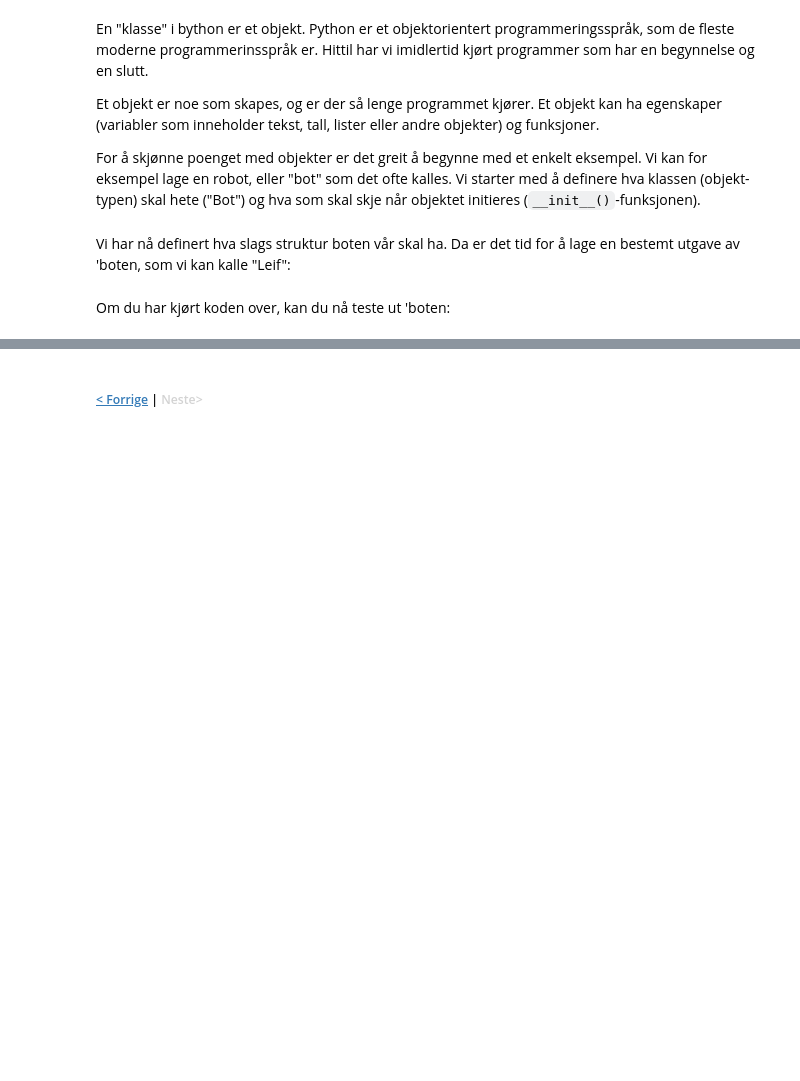
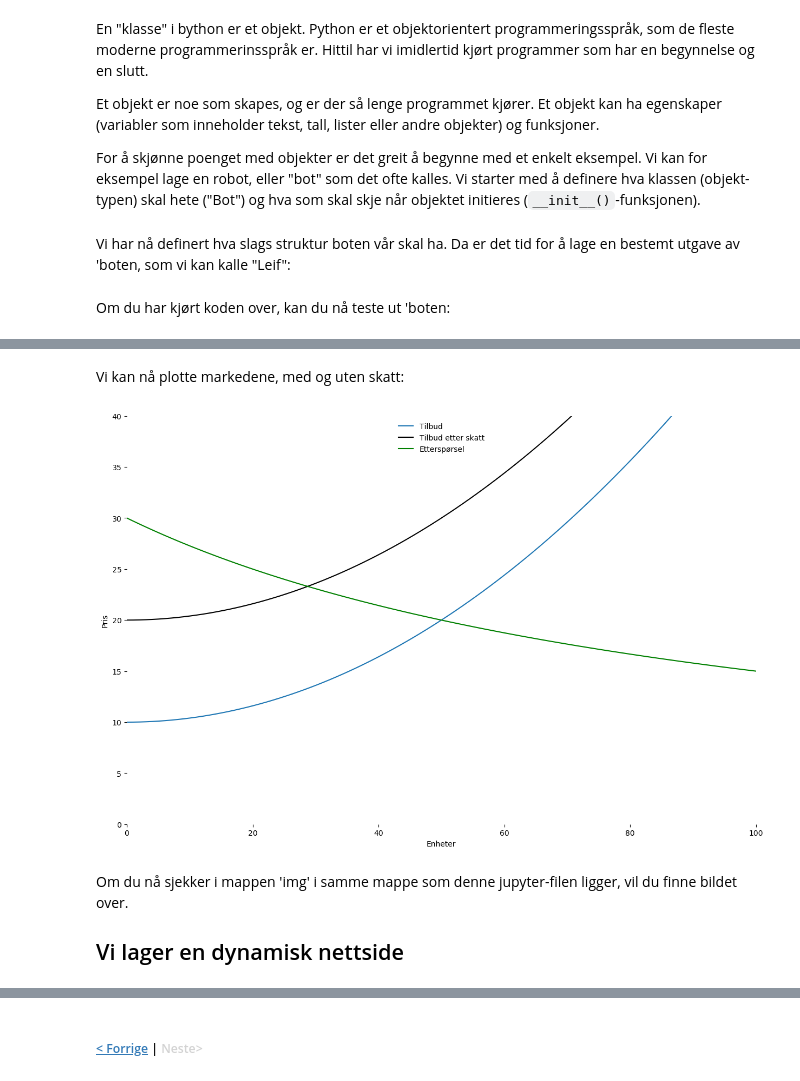
Before and after one commit to harsutvi/notebooks, a Jupyter notebook: 12 - animasjon med klasse.ipynb, the cells around one changed output, grey strips where cells are left out. Drawn from its saved outputs; the diff is of its cells as text; code cells hidden in the pictures; blank space fills up the shorter version.

```diff
--- a/12 - animasjon med klasse.ipynb
+++ b/12 - animasjon med klasse.ipynb
@@ -44,15 +47,0 @@ Her er en kode som illustrerer tilbuds og etterspørselsoverskudd:
-# %%
-class Market():
-    def __init__(self, tax=0):
-        self.tax = tax
-        x = sp.symbols('x')
-        eq_cond = sp.Eq(self.demand(x),self.supply(x))
-        x_eq = sp.solve(eq_cond,x)
-        self.x = float(x_eq[0])
-        self.p = self.demand(self.x)
-
-    def supply(self, x):
-        return (x**2)*(1/250)+self.tax
-
-    def demand(self, x):
-        return 3000/(100+x)
@@ -241,0 +48,17 @@ class market():
+# %%
+import sympy as sp
+
+class Market():
+    def __init__(self, tax=0):
+        self.tax = tax
+        x = sp.symbols('x')
+        eq_cond = sp.Eq(self.demand(x),self.supply(x))
+        x_eq = sp.solve(eq_cond,x)
+        self.x = float(x_eq[0])
+        self.p = self.demand(self.x)
+
+    def supply(self, x):
+        return (x**2)*(1/250)+10+self.tax
+
+    def demand(self, x):
+        return 3000/(100+x)
@@ -241,0 +67,3 @@ class market():
+# %%
+mkt = Market()
+mkt_tax = Market(10)
@@ -241,0 +121,10 @@ class market():
+# %% [markdown]
+Vi kan nå plotte markedene, med og uten skatt:
+# %%
+save_plot(mkt, mkt_tax,0)
+# %% [output]
+[figure, added]
+# %% [markdown]
+Om du nå sjekker i mappen 'img' i samme mappe som denne jupyter-filen ligger, vil du finne bildet over.
+
+## Vi lager en dynamisk nettside
```
Also changed, not shown: parts of 22 cells of this notebook, 2 other files.
